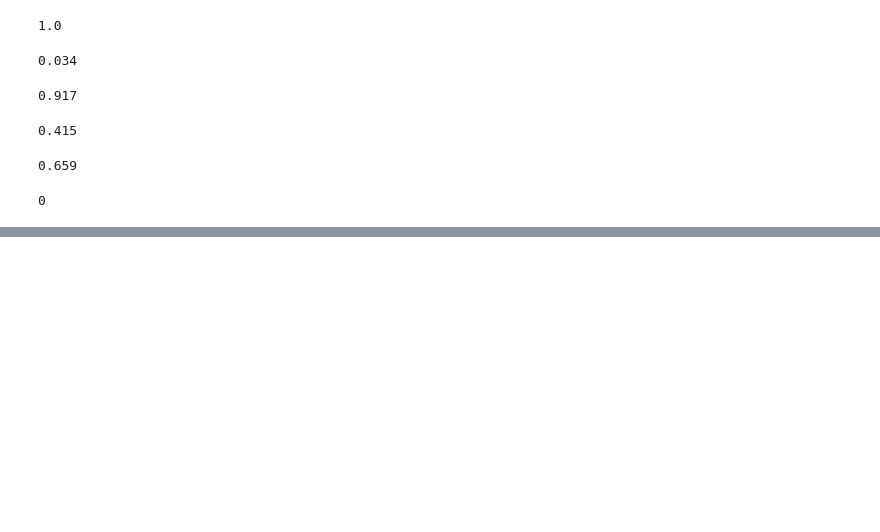
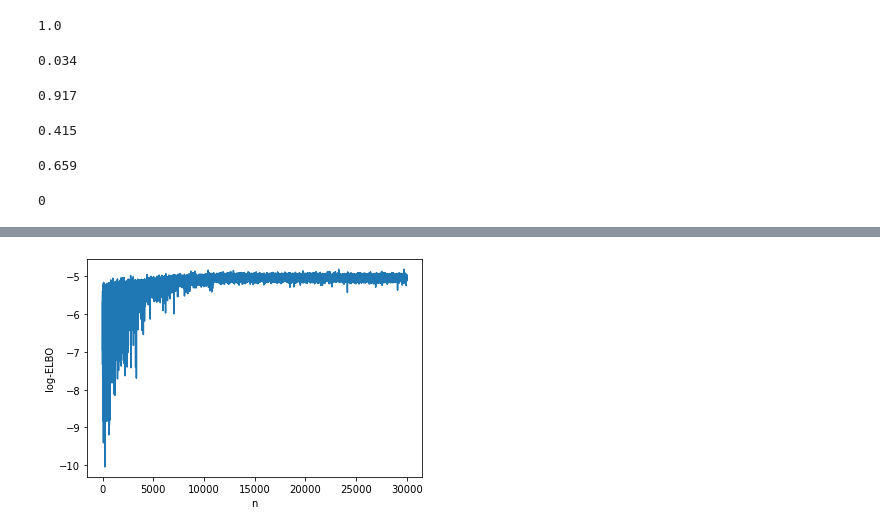
Before and after one commit to Edderic/causal_discovery, a Jupyter notebook: missing-value-ic-star.ipynb, the cells around one changed output, grey strips where cells are left out. Cells and saved outputs as stored; diff of their text form; code cells hidden in the pictures; blank space fills up the shorter version.

```diff
--- a/missing-value-ic-star.ipynb
+++ b/missing-value-ic-star.ipynb
@@ -523,0 +698,2 @@ class ColumnsGetter():
+# %%
+no_missing_df_5 = df_5.dropna()
@@ -523,0 +788,25 @@ class ColumnsGetter():
+# %%
+train, test = train_test_split(
+    no_missing_df_5.dropna(),
+    test_size=0.2
+)
+# %%
+z_tensor = theano.shared(train.z.values.astype('float64'))
+y_tensor = theano.shared(train.y.values.astype('float64'))
+x_tensor = theano.shared(train.x.values.astype('float64'))
+# %%
+with pm.Model() as model:
+    alpha_prior = pm.HalfNormal('alpha', sd=2, shape=1)
+    beta_1_prior = pm.Normal('beta_1', mu=0, sd=2, shape=1)
+    beta_2_prior = pm.Normal('beta_2', mu=0, sd=2, shape=1)
+    sigma_prior = pm.HalfNormal('sigma', sd=2, shape=1)
+
+    mu_likelihood = alpha_prior + beta_1_prior * x_tensor + beta_2_prior * z_tensor
+    y_likelihood = pm.Normal('y', mu=mu_likelihood, sd=sigma_prior, observed=y_tensor)
+
+    map_tensor_batch = {y_tensor: pm.Minibatch(train.y.values, 100),
+                    x_tensor: pm.Minibatch(train.x.values, 100),
+                    z_tensor: pm.Minibatch(train.z.values, 100)}
+
+    advi_fit = pm.fit(method=pm.ADVI(), n=30000,
+                      more_replacements=map_tensor_batch)
@@ -523,0 +816,8 @@ class ColumnsGetter():
+# %%
+advi_elbo = pd.DataFrame(
+    {'log-ELBO': -np.log(advi_fit.hist),
+     'n': np.arange(advi_fit.hist.shape[0])})
+
+_ = sns.lineplot(y='log-ELBO', x='n', data=advi_elbo)
+# %% [output]
+[figure, added]
```
Also changed, not shown: parts of 89 cells of this notebook.
